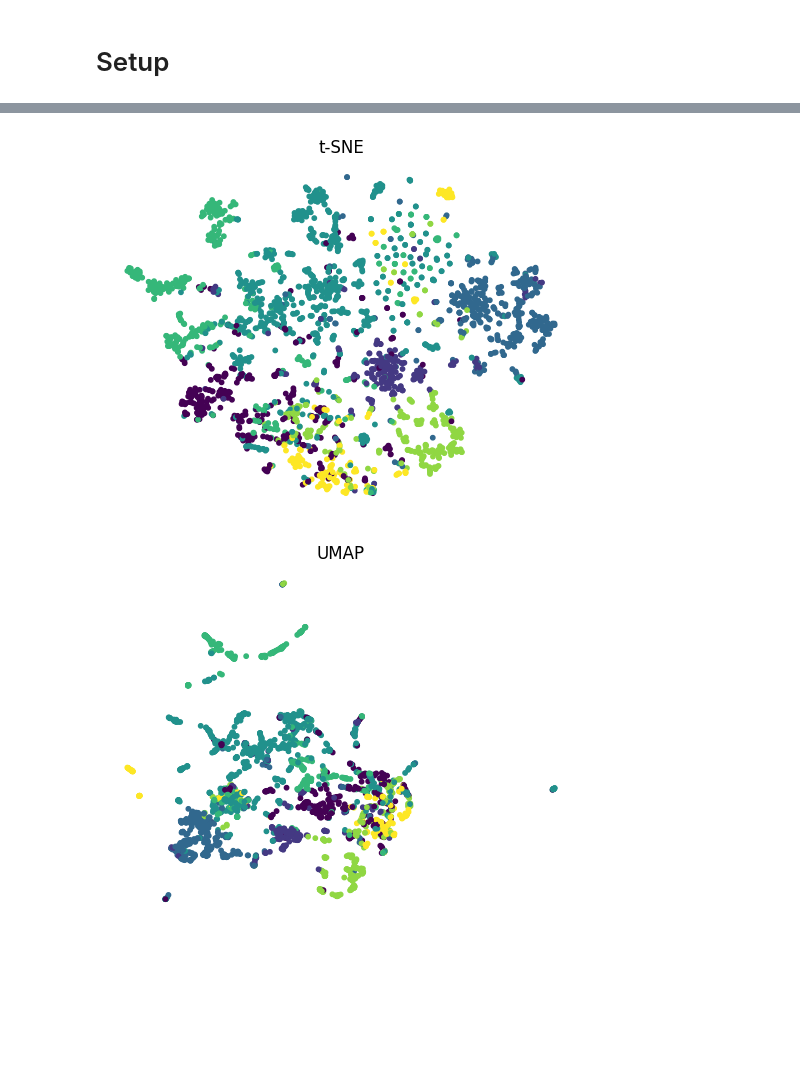
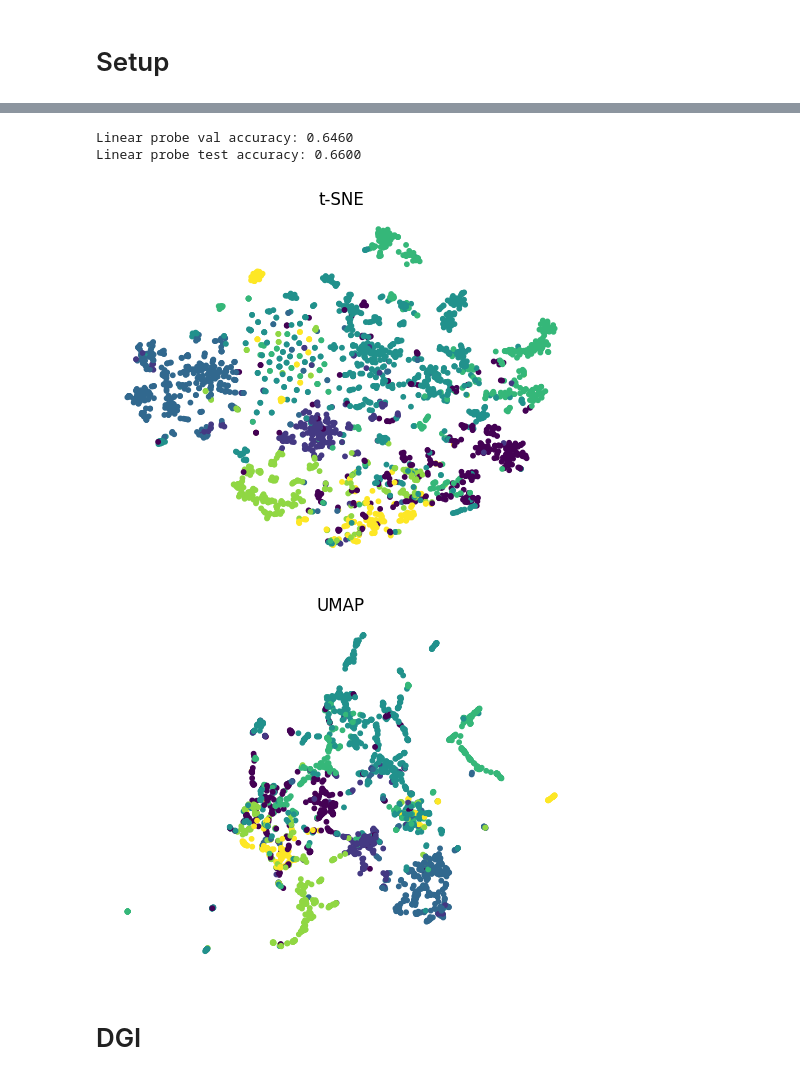
Before and after one commit to yjiao1022/cora, a Jupyter notebook: notebooks/03_emb.ipynb, the cells around one changed output, grey strips where cells are left out. Drawn from its saved outputs; the diff is of its cells as text; code cells hidden in the pictures; blank space fills up the shorter version.

```diff
--- a/notebooks/03_emb.ipynb
+++ b/notebooks/03_emb.ipynb
@@ -17,6 +19,6 @@ dataset = Planetoid(root="data/Cora", name="Cora", transform=NormalizeFeatures()
 data = dataset[0]
 
 # Train Node2Vec
-emb = train_node2vec(data.edge_index, embedding_dim=128, walk_length=10, context_size=10,
+n2v_emb = train_node2vec(data.edge_index, embedding_dim=128, walk_length=10, context_size=10,
                      walks_per_node=10, num_negative_samples=2, p=1, q=2, epochs=200, lr=0.005, sparse=False)
 # %% [output]
@@ -43,7 +35,18 @@ Epoch 200, Loss: 17.8609
+# %%
+n2v_val_acc, n2v_test_acc = linear_probe(
+    n2v_emb, data.y, data.train_mask, data.val_mask, data.test_mask, lr=0.1, wd=0.0, epochs=2000
+)
+print(f"Linear probe val accuracy: {n2v_val_acc:.4f}")
+print(f"Linear probe test accuracy: {n2v_test_acc:.4f}")
+# %% [output]
+Linear probe val accuracy: 0.6460
+Linear probe test accuracy: 0.6600
 # %%
 # Plot embeddings
-plot_tsne(emb, data.y)
-plot_umap(emb, data.y)
+plot_tsne(n2v_emb, data.y)
+plot_umap(n2v_emb, data.y)
 # %% [output]
-[figure, old version]
+[figure, new version]
-[figure, old version]
+[figure, new version]
+# %% [markdown]
+# DGI
```
Also changed, not shown: parts of 6 cells of this notebook, 3 other files.
